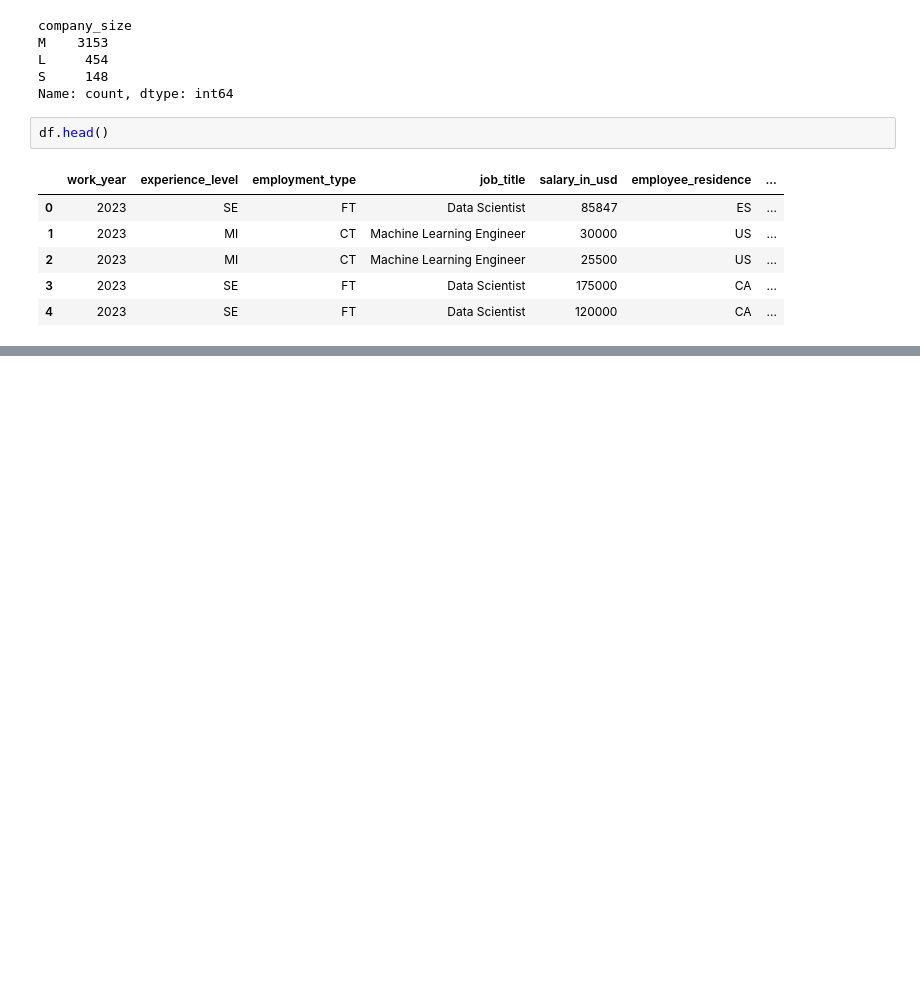
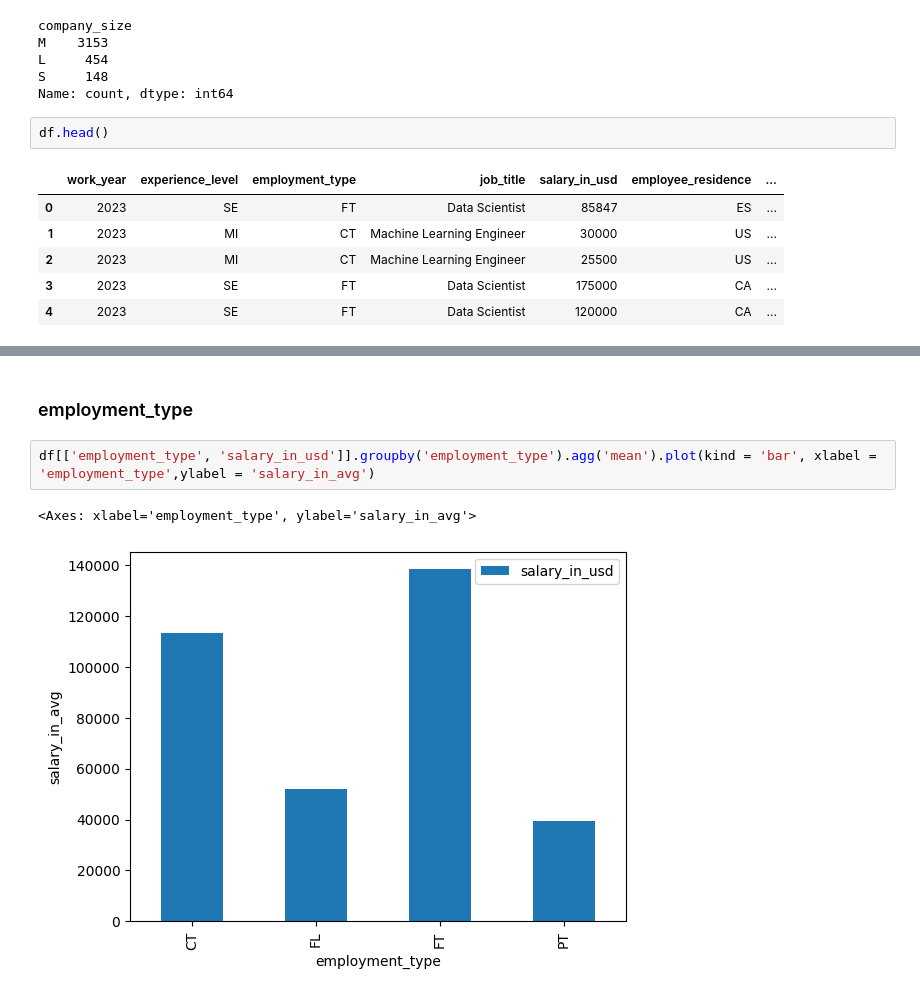
Before and after one commit to Data4i/salary_analysis_and_modelling, a Jupyter notebook: salary.ipynb, the cells around one changed output, grey strips where cells are left out. Cells and saved outputs as stored; diff of their text form; blank space fills up the shorter version.

```diff
--- a/salary.ipynb
+++ b/salary.ipynb
@@ -329,0 +380,7 @@ df.head()
+# %% [markdown]
+### employment_type
+# %%
+df[['employment_type', 'salary_in_usd']].groupby('employment_type').agg('mean').plot(kind = 'bar', xlabel = 'employment_type',ylabel = 'salary_in_avg')
+# %% [output]
+<Axes: xlabel='employment_type', ylabel='salary_in_avg'>
+[figure, added]
```
Also changed, not shown: parts of 60 cells of this notebook.
